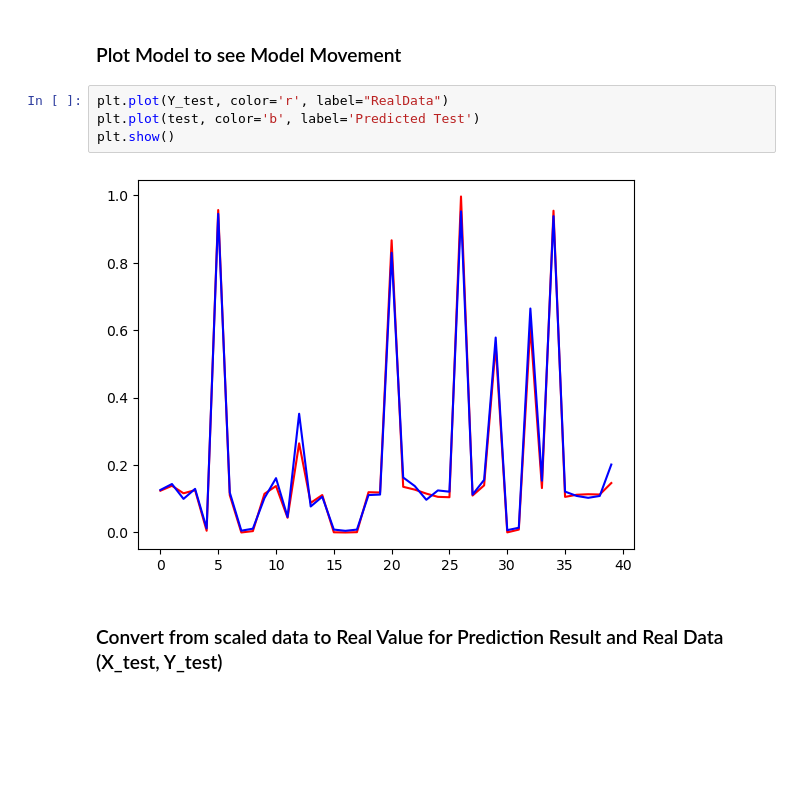
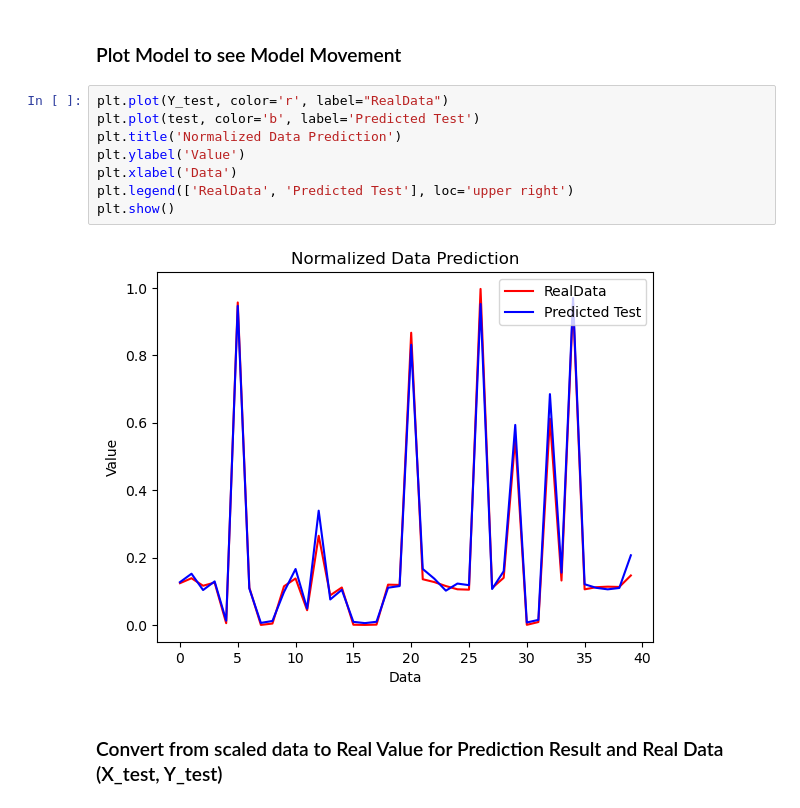
Before and after one commit to antoniuskevin15/ML-J, a Jupyter notebook: IF540L_ProjectUAS_Kelompok J.ipynb, the cells around one changed output. Drawn from its saved outputs; the diff is of its cells as text; blank space fills up the shorter version.

```diff
--- a/IF540L_ProjectUAS_Kelompok J.ipynb
+++ b/IF540L_ProjectUAS_Kelompok J.ipynb
@@ -589,9 +603,13 @@ test = model.predict(X_test)
 # %%
 plt.plot(Y_test, color='r', label="RealData")
 plt.plot(test, color='b', label='Predicted Test')
+plt.title('Normalized Data Prediction')
+plt.ylabel('Value')
+plt.xlabel('Data')
+plt.legend(['RealData', 'Predicted Test'], loc='upper right')
 plt.show()
 # %% [output]
-[figure, old version]
+[figure, new version]
 # %% [markdown]
 ### Convert from scaled data to Real Value for Prediction Result and Real Data (X_test, Y_test)
 # %%
```
Also changed, not shown: parts of 19 cells of this notebook, 2 other files.
